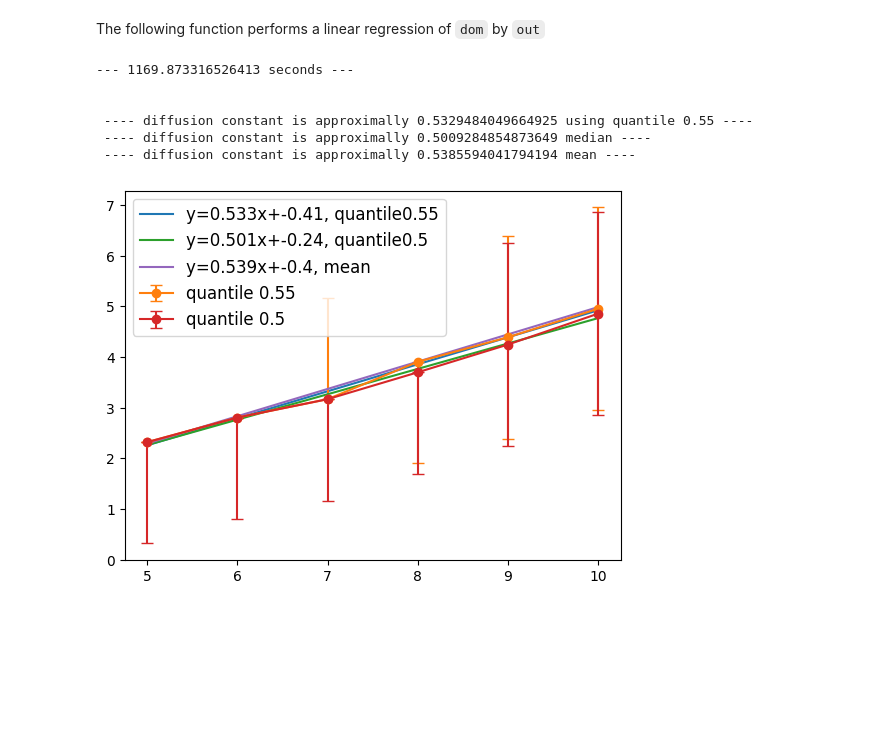
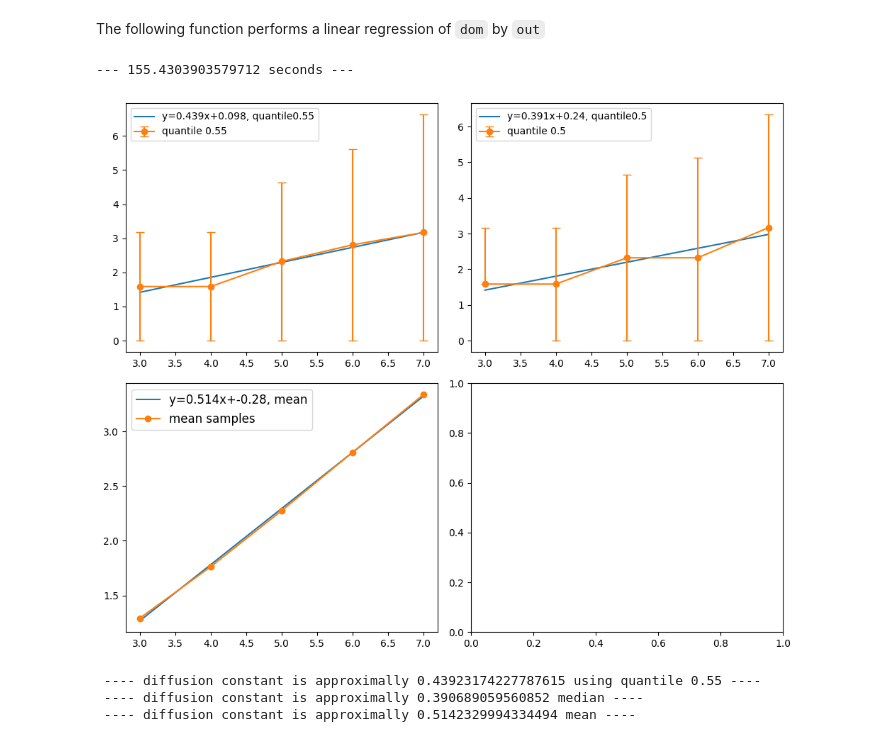
Before and after one commit to IgorSSBarbosa/Random-Walk-on-Random-Environment, a Jupyter notebook: loglogplot.ipynb, the cells around one changed output. Saved outputs shown, nothing was run; the diff lists cells and outputs as text; code cells hidden in the pictures; blank space fills up the shorter version.

Commit message:
corrections of confidence interval

```diff
--- a/loglogplot.ipynb
+++ b/loglogplot.ipynb
@@ -58,0 +60,7 @@ median values of each row
+# %%
+
+k1=3
+k2=6
+Numbsimul=1000
+A = full_data_random_walk(k1,k2,Numbsimul)
+absA, sortedAbs, meanA, median = treat_this_data(A)
@@ -85,17 +130,19 @@ def confidence_level(q,sortedAbs, alpha=0.01): # it gives a confifence interval
 # %% [markdown]
 The following function performs a linear regression of `dom` by `out`
 # %%
-def linear_regression(dom,out,q=None,errorbar=None):
+def linear_regression(dom,out,fig,ax,pos_x=0,pos_y=0,q=None,errorbar=None):
     poly_coef = np.polyfit(dom, out, 1)
     poly_out = [poly_coef[1] + poly_coef[0]*x for x in dom]
-
     # print the results in a graphic
     if q is not None and errorbar is not None: # when quantile and errorbar are given it's possibleto calulate an errorbar
-        plt.plot(dom, poly_out,label='y={:.3}x+{:.2}, quantile{:.2}'.format(poly_coef[0],poly_coef[1],q))
-        plt.errorbar(dom,out,yerr=errorbar, label = 'quantile {:.2}'.format(q),capsize=4, marker = 'o')
+        ax[pos_x,pos_y].plot(dom, poly_out,label='y={:.3}x+{:.2}, quantile{:.2}'.format(poly_coef[0],poly_coef[1],q))
+        ax[pos_x,pos_y].legend()
+        ax[pos_x,pos_y].errorbar(dom,out,yerr=errorbar, label = 'quantile {:.2}'.format(q),capsize=4, marker = 'o',)
+        ax[pos_x,pos_y].legend()
     else:
-        plt.plot(dom, poly_out,label='y={:.3}x+{:.2}, mean'.format(poly_coef[0],poly_coef[1]))
-
+        ax[pos_x,pos_y].plot(dom, poly_out,label='y={:.3}x+{:.2}, mean'.format(poly_coef[0],poly_coef[1]),)
+        ax[pos_x,pos_y].plot(dom,out,label='mean samples',marker = 'o',)
+        ax[pos_x,pos_y].legend(fontsize=12)
     return poly_coef # returning the values of linear coeficcients
 # %%
 
@@ -107,35 +154,35 @@ def log_log_plot(q,dom, A, alpha=0.01):
     logmean   = np.log(meanA)/np.log(2)
     logmedian = np.log(median)/np.log(2)
 
-    errorbar = confidence_level(q,sortedAbs,alpha)
-    errorbar_median = confidence_level(0.5, sortedAbs,alpha)
+    logerrorbar = np.log(mult_ci(q,sortedAbs,alpha))/np.log(2)
+    logerrorbar_median = np.log(mult_ci(0.5, sortedAbs,alpha))/np.log(2)
 
-    quantile_coef = linear_regression(dom,logquantile,q,errorbar)
-    median_coef = linear_regression(dom,logmedian,0.5,errorbar_median)
-    mean_coef = linear_regression(dom,logmean)
+    fig, ax = plt.subplots(2, 2, figsize=(10, 8))
+
+    quantile_coef = linear_regression(dom,logquantile,fig,ax,0,0,q,logerrorbar)
+    median_coef = linear_regression(dom,logmedian,fig,ax,0,1,0.5,logerrorbar_median)
+    mean_coef = linear_regression(dom,logmean,fig,ax,1,0)
+
+    plt.tight_layout()
+    plt.show()
 
     print(" ---- diffusion constant is approximally %s using quantile %s ----" % (quantile_coef[0],q))
     print(" ---- diffusion constant is approximally %s median ----" % (median_coef[0]))
     print(" ---- diffusion constant is approximally %s mean ----" % (mean_coef[0]))
-
-    plt.legend(fontsize=12)
-    plt.show()
 # %%
 
 # Example of use
-k1 = 5
-k2 = 10
-Numbsimul = 1250
+k1 = 3
+k2 = 7
+Numbsimul = 10000
 A = full_data_random_walk(k1,k2, Numbsimul)
 
 q = 0.55
 dom = np.arange(k1,k2+1)
 log_log_plot(q,dom,A)
 # %% [output]
---- 1169.873316526413 seconds ---
-
-
- ---- diffusion constant is approximally 0.5329484049664925 using quantile 0.55 ----
- ---- diffusion constant is approximally 0.5009284854873649 median ----
- ---- diffusion constant is approximally 0.5385594041794194 mean ----
+--- 155.4303903579712 seconds ---
-[figure, old version]
+[figure, new version]
+ ---- diffusion constant is approximally 0.43923174227787615 using quantile 0.55 ----
+ ---- diffusion constant is approximally 0.390689059560852 median ----
+ ---- diffusion constant is approximally 0.5142329994334494 mean ----
```
Also changed, not shown: parts of 4 cells of this notebook, 1 other file.
